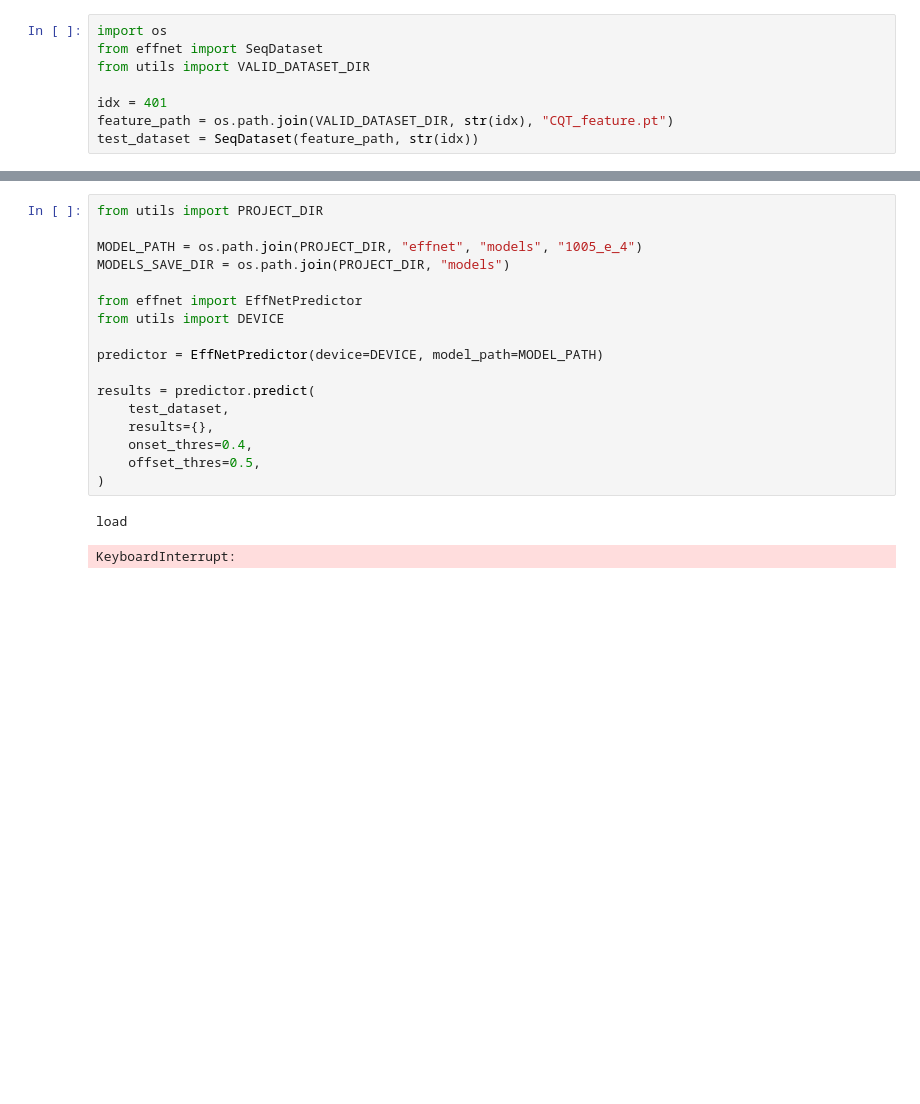
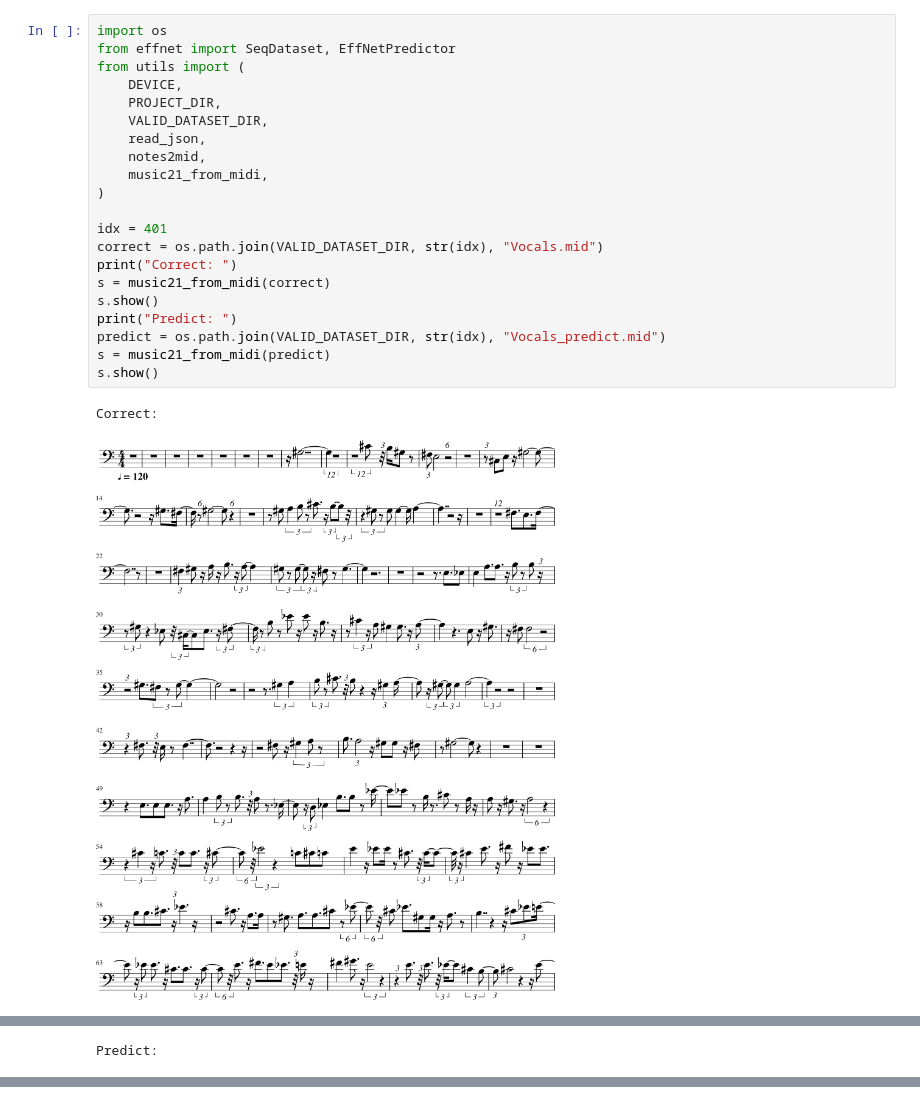
Before and after one commit to imwithye/Singing-Voice-Transcription, a Jupyter notebook: predict.ipynb, the cells around one changed output, grey strips where cells are left out. Drawn from its saved outputs; the diff is of its cells as text; blank space fills up the shorter version.

```diff
--- a/predict.ipynb
+++ b/predict.ipynb
@@ -1,8 +1,24 @@
 # %%
 import os
-from effnet import SeqDataset
-from utils import VALID_DATASET_DIR
+from effnet import SeqDataset, EffNetPredictor
+from utils import (
+    DEVICE,
+    PROJECT_DIR,
+    VALID_DATASET_DIR,
+    read_json,
+    notes2mid,
+    music21_from_midi,
+)
 
 idx = 401
-feature_path = os.path.join(VALID_DATASET_DIR, str(idx), "CQT_feature.pt")
-test_dataset = SeqDataset(feature_path, str(idx))
+correct = os.path.join(VALID_DATASET_DIR, str(idx), "Vocals.mid")
+print("Correct: ")
+s = music21_from_midi(correct)
+s.show()
+print("Predict: ")
+predict = os.path.join(VALID_DATASET_DIR, str(idx), "Vocals_predict.mid")
+s = music21_from_midi(predict)
+s.show()
+# %% [output]
+Correct:
+[figure, added]
@@ -8,0 +27 @@ test_dataset = SeqDataset(feature_path, str(idx))
+Predict:
@@ -9,20 +34,0 @@ test_dataset = SeqDataset(feature_path, str(idx))
-# %%
-from utils import PROJECT_DIR
-
-MODEL_PATH = os.path.join(PROJECT_DIR, "effnet", "models", "1005_e_4")
-MODELS_SAVE_DIR = os.path.join(PROJECT_DIR, "models")
-
-from effnet import EffNetPredictor
-from utils import DEVICE
-
-predictor = EffNetPredictor(device=DEVICE, model_path=MODEL_PATH)
-
-results = predictor.predict(
-    test_dataset,
-    results={},
-    onset_thres=0.4,
-    offset_thres=0.5,
-)
-# %% [output]
-load
-KeyboardInterrupt:
```
Also changed, not shown: parts of 1 cell of this notebook, 3 other files.
